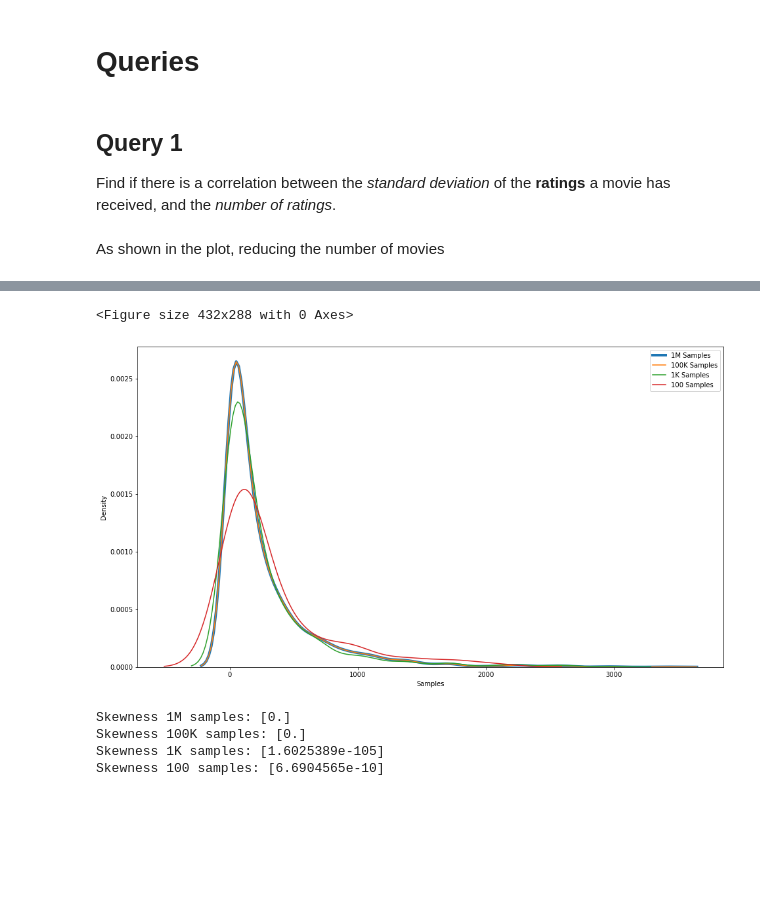
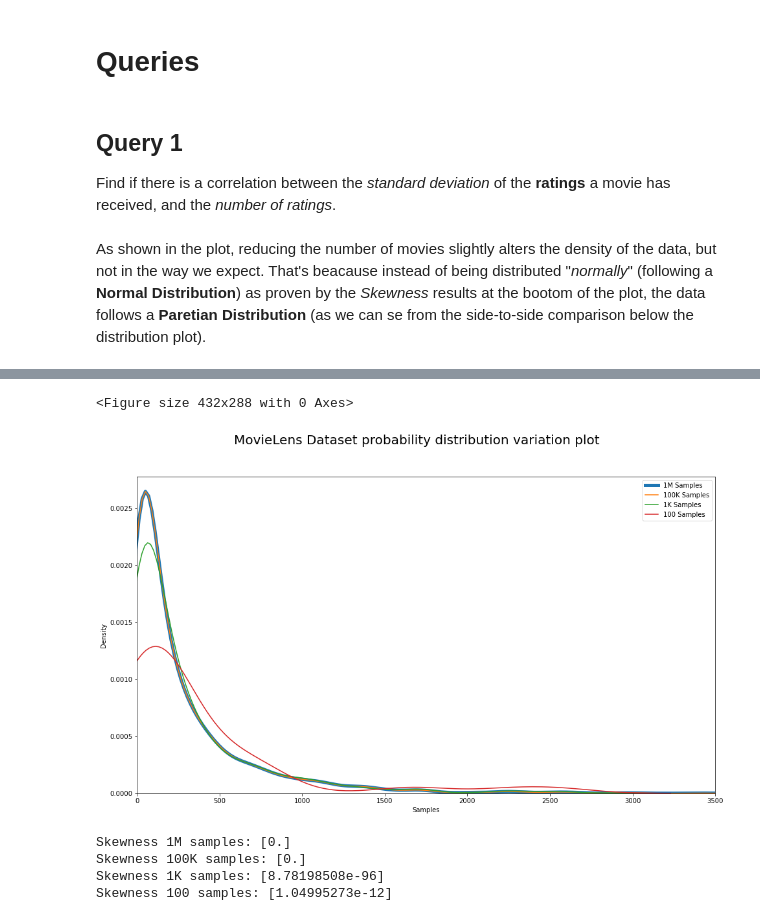
Before and after one commit to zetaemme/movielens_analysis, a Jupyter notebook: movielens.ipynb, the cells around one changed output, grey strips where cells are left out. Cells and saved outputs as stored; diff of their text form; code cells hidden in the pictures; blank space fills up the shorter version.

Commit message:
Finished Query 1
Aligned axis in plots, correct Skewness values.
Side-by-side plotted the dataset's distribution with Pareto distribution

```diff
--- a/movielens.ipynb
+++ b/movielens.ipynb
@@ -207,7 +146,7 @@ movies_dataset.join(ratings_dataset, "MovieID").groupBy("MovieID").count()\
 # %% [markdown]
 ## Query 1
 Find if there is a correlation between the *standard deviation* of the **ratings** a movie has received, and the *number of ratings*.<br><br>
-As shown in the plot, reducing the number of movies
+As shown in the plot, reducing the number of movies slightly alters the density of the data, but not in the way we expect. That's beacause instead of being distributed "*normally*" (following a **Normal Distribution**) as proven by the *Skewness* results at the bootom of the plot, the data follows a **Paretian Distribution** (as we can se from the side-to-side comparison below the distribution plot).
 # %%
 import matplotlib.pyplot as plt
 from scipy.stats import skew, skewtest
@@ -215,14 +154,12 @@ import seaborn as sns
 
 one_M_samples = movies_dataset.join(ratings_dataset, "MovieID")\
                               .groupBy("MovieID").count()\
-                              .orderBy("MovieID")\
                               .withColumnRenamed("count", "Number of Ratings")\
                               .select("Number of Ratings")\
                               .toPandas()
 
 hundred_K_samples = movies_dataset.join(ratings_dataset, "MovieID")\
                                   .groupBy("MovieID").count()\
-                                  .orderBy("MovieID")\
                                   .withColumnRenamed("count", "Number of Ratings")\
                                   .select("Number of Ratings")\
                                   .limit(100000)\
@@ -230,7 +167,6 @@ hundred_K_samples = movies_dataset.join(ratings_dataset, "MovieID")\
 
 one_K_samples = movies_dataset.join(ratings_dataset, "MovieID")\
                               .groupBy("MovieID").count()\
-                              .orderBy("MovieID")\
                               .withColumnRenamed("count", "Number of Ratings")\
                               .select("Number of Ratings")\
                               .limit(1000)\
@@ -238,7 +174,6 @@ one_K_samples = movies_dataset.join(ratings_dataset, "MovieID")\
 
 hundred_samples = movies_dataset.join(ratings_dataset, "MovieID")\
                                 .groupBy("MovieID").count()\
-                                .orderBy("MovieID")\
                                 .withColumnRenamed("count", "Number of Ratings")\
                                 .select("Number of Ratings")\
                                 .limit(100)\
@@ -246,13 +181,18 @@ hundred_samples = movies_dataset.join(ratings_dataset, "MovieID")\
 
 plt.clf()
 
-plt.figure(figsize=(16, 9))
+fig = plt.figure(figsize=(16, 9))
+
+fig.suptitle(
+    "MovieLens Dataset probability distribution variation plot",
+    fontsize=20
+)
 
 sns.distplot(
     one_M_samples,
     hist=False,
     kde=True,
-    kde_kws={"linewidth": 4},
+    kde_kws={"linewidth": 5},
     label="1M Samples"
 )
 
@@ -279,6 +219,7 @@ sns.distplot(
 
 plt.legend()
 plt.xlabel("Samples")
+plt.xlim([0, 3500])
 
 plt.show()
 
@@ -294,6 +235,6 @@ print(f"Skewness 100 samples: {skewtest(hundred_samples)[1]}")
 <Figure size 432x288 with 0 Axes>
-[figure, old version]
+[figure, new version]
 Skewness 1M samples: [0.]
 Skewness 100K samples: [0.]
-Skewness 1K samples: [1.6025389e-105]
-Skewness 100 samples: [6.6904565e-10]
+Skewness 1K samples: [8.78198508e-96]
+Skewness 100 samples: [1.04995273e-12]
```
Also changed, not shown: parts of 5 cells of this notebook.
